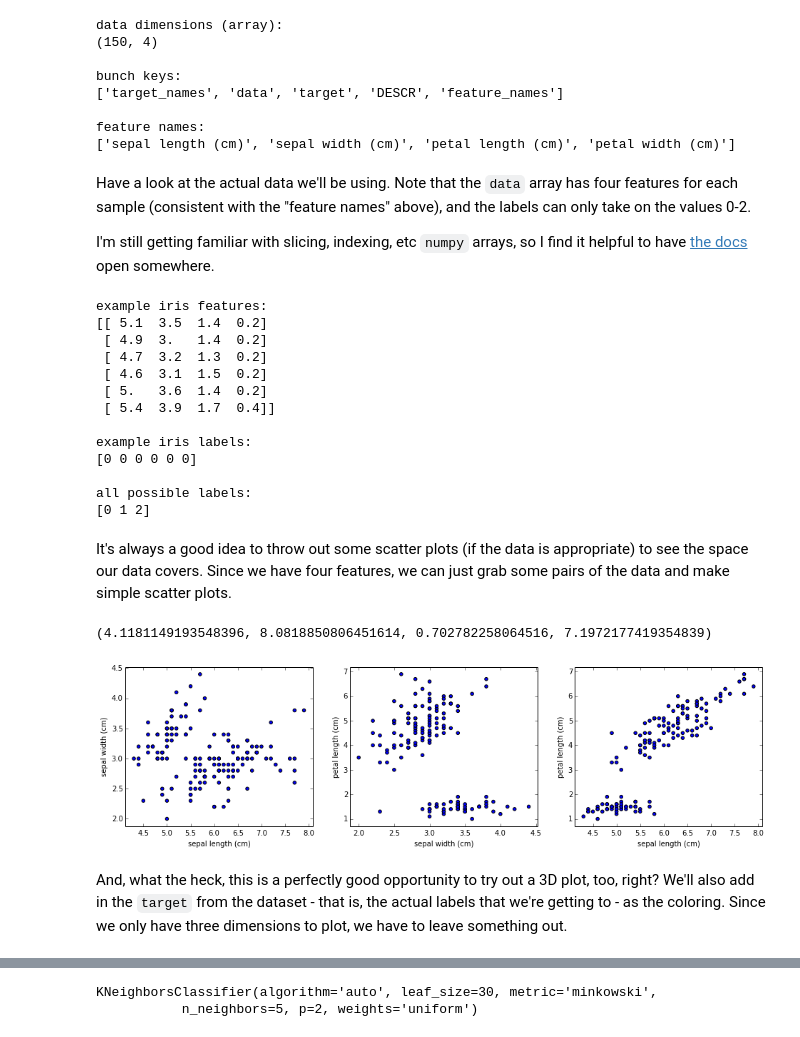
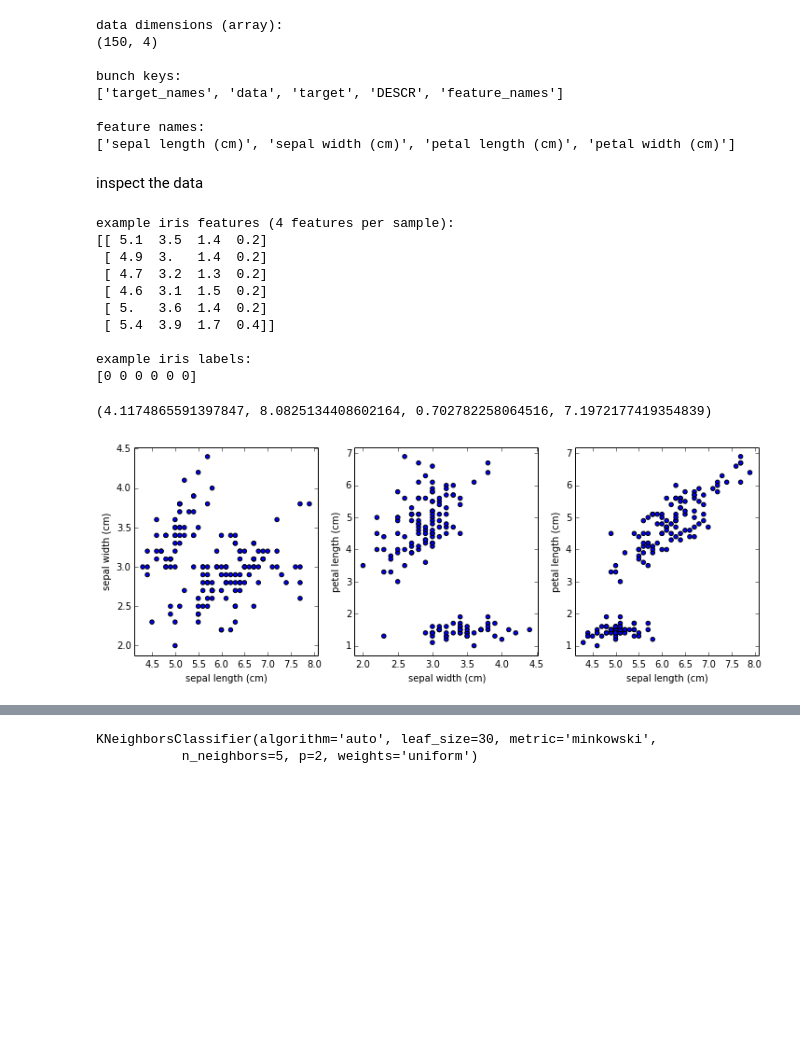
Before and after one commit to DrSkippy/Data-Science-45min-Intros, a Jupyter notebook: sklearn-101/sklearn-101.ipynb, the cells around one changed output, grey strips where cells are left out. Saved outputs shown, nothing was run; the diff lists cells and outputs as text; code cells hidden in the pictures; blank space fills up the shorter version.

```diff
--- a/sklearn-101/sklearn-101.ipynb
+++ b/sklearn-101/sklearn-101.ipynb
@@ -44,21 +59,15 @@ bunch keys:
 
 feature names:
 ['sepal length (cm)', 'sepal width (cm)', 'petal length (cm)', 'petal width (cm)']
-# %% [markdown]
-Have a look at the actual data we'll be using. Note that the ``data`` array has four features for each sample (consistent with the "feature names" above), and the labels can only take on the values 0-2.
-
-I'm still getting familiar with slicing, indexing, etc ``numpy`` arrays, so I find it helpful to have [the docs](http://docs.scipy.org/doc/numpy/reference/arrays.indexing.html) open somewhere.
+# %% [markdown]
+inspect the data
 # %%
-# preview 'idx' rows/cols of the data
 idx = 6
+print "example iris features (4 features per sample): \n", iris.data[:idx]
 
-print "example iris features: \n", iris.data[:idx]
-print
-print "example iris labels: \n", iris.target[:idx]
-print
-print "all possible labels: \n", np.unique(iris.target)
+print "\nexample iris labels: \n", iris.target[:idx]
 # %% [output]
-example iris features:
+example iris features (4 features per sample):
 [[ 5.1  3.5  1.4  0.2]
  [ 4.9  3.   1.4  0.2]
  [ 4.7  3.2  1.3  0.2]
@@ -68,36 +77,29 @@ example iris features:
 
 example iris labels:
 [0 0 0 0 0 0]
-
-all possible labels:
-[0 1 2]
-# %% [markdown]
-It's always a good idea to throw out some scatter plots (if the data is appropriate) to see the space our data covers. Since we have four features, we can just grab some pairs of the data and make simple scatter plots.
 # %%
 import matplotlib.pyplot as plt
 
-figsize(16,4)
+figsize(12,4)
 
 subplot(131)
 scatter(iris.data[:, 0:1], iris.data[:, 1:2])
 xlabel("sepal length (cm)")
 ylabel("sepal width (cm)")
 axis("tight")
 
 subplot(132)
 scatter(iris.data[:, 1:2], iris.data[:, 2:3])
 xlabel("sepal width (cm)")
 ylabel("petal length (cm)")
 axis("tight")
 
 subplot(133)
 scatter(iris.data[:, 0:1], iris.data[:, 2:3])
 xlabel("sepal length (cm)")
 ylabel("petal length (cm)")
 axis("tight")
 # %% [output]
-(4.1181149193548396, 8.0818850806451614, 0.702782258064516, 7.1972177419354839)
+(4.1174865591397847, 8.0825134408602164, 0.702782258064516, 7.1972177419354839)
-[figure, old version]
+[figure, new version]
-# %% [markdown]
-And, what the heck, this is a perfectly good opportunity to try out a 3D plot, too, right? We'll also add in the ``target`` from the dataset - that is, the actual labels that we're getting to - as the coloring. Since we only have three dimensions to plot, we have to leave something out.
 # %%
```
Also changed, not shown: parts of 57 cells of this notebook, 1 other file.
